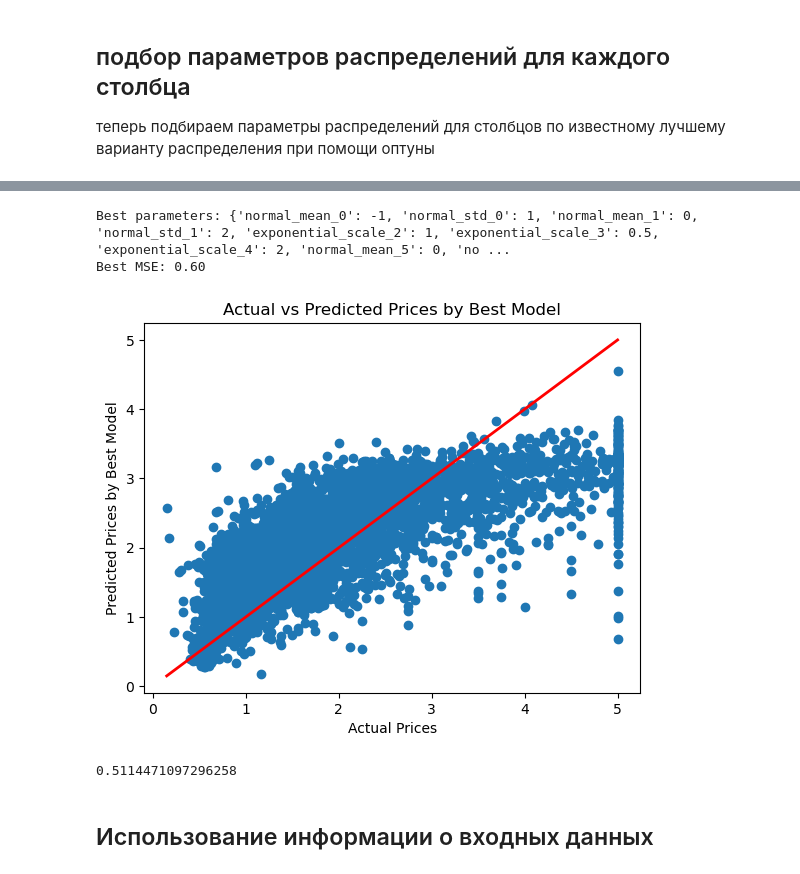
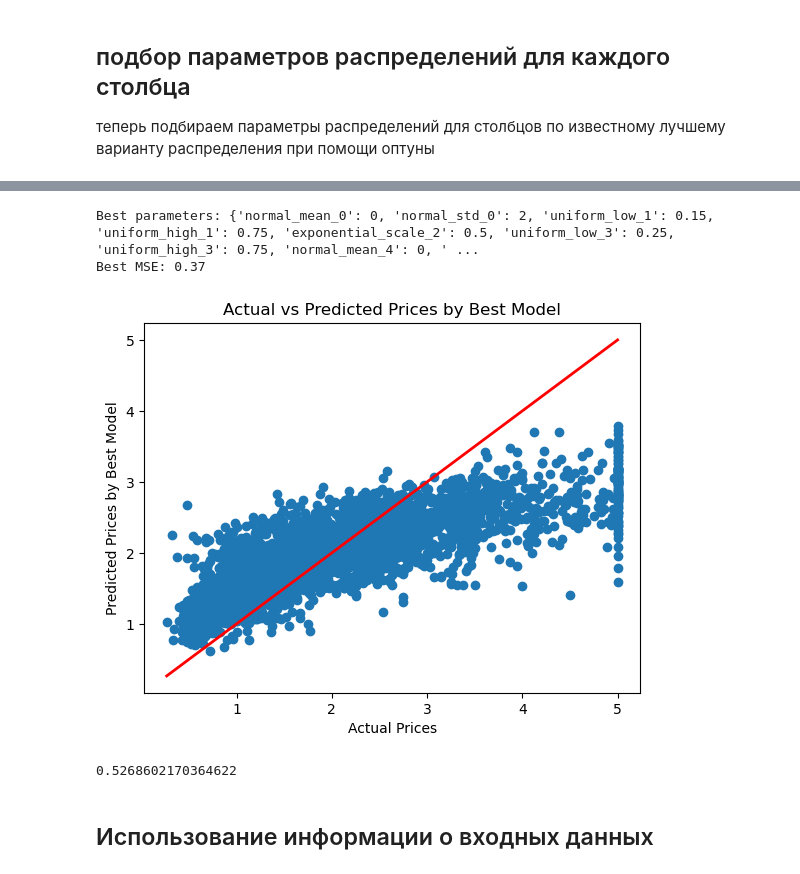
Before and after one commit to Clarxxon/remodelling, a Jupyter notebook: sample.ipynb, the cells around one changed output, grey strips where cells are left out. Drawn from its saved outputs; the diff is of its cells as text; code cells hidden in the pictures.

```diff
--- a/sample.ipynb
+++ b/sample.ipynb
@@ -43,11 +43,11 @@ X_train_scaled = scaler.fit_transform(X_train)
 X_test_scaled = scaler.transform(X_test)
 
 # Создание и обучение модели градиентного бустинга
-model = GradientBoostingRegressor(n_estimators=100, learning_rate=0.1, max_depth=3, random_state=42)
-model.fit(X_train_scaled, y_train)
+model_e = GradientBoostingRegressor(n_estimators=100, learning_rate=0.1, max_depth=3, random_state=42)
+model_e.fit(X_train_scaled, y_train)
 
 # Предсказание на тестовой выборке
-y_pred = model.predict(X_test_scaled)
+y_pred = model_e.predict(X_test_scaled)
 
 # Оценка точности модели
 mse = mean_squared_error(y_test, y_pred)
@@ -77,7 +77,7 @@ scaler = StandardScaler()
 random_data_scaled = scaler.fit_transform(random_data)
 
 # Использование обученной модели для генерации предсказаний
-generated_targets = model.predict(random_data_scaled)
+generated_targets = model_e.predict(random_data_scaled)
 
 # Создание нового обучающего набора данных
 new_X = pd.DataFrame(random_data, columns=california.feature_names)
@@ -121,21 +121,6 @@ from sklearn.metrics import mean_squared_error, r2_score
 import matplotlib.pyplot as plt
 import itertools
 from joblib import Parallel, delayed
-
-# Загрузка данных
-california = fetch_california_housing()
-X = pd.DataFrame(california.data, columns=california.feature_names)
-y = pd.Series(california.target, name='Price')
-
-# Разделение данных на обучающую и тестовую выборки
-X_train, X_test, y_train, y_test = train_test_split(X, y, test_size=0.2, random_state=42)
-scaler = StandardScaler()
-X_train_scaled = scaler.fit_transform(X_train)
-X_test_scaled = scaler.transform(X_test)
-
-# Обучение первой модели
-model = GradientBoostingRegressor(n_estimators=100, learning_rate=0.1, max_depth=3, random_state=42)
-model.fit(X_train_scaled, y_train)
 
 # Различные виды распределений
 distributions = {
@@ -167,7 +152,7 @@ def evaluate_combination(combination):
     scaler = StandardScaler()
     random_data_scaled = scaler.fit_transform(random_data_df)
 
-    generated_targets = model.predict(random_data_scaled)
+    generated_targets = model_e.predict(random_data_scaled)
 
     new_X = pd.DataFrame(random_data, columns=california.feature_names)
     new_y = pd.Series(generated_targets, name='Generated_Price')
@@ -258,13 +240,13 @@ def objective(trial):
     for col_idx, dist_name in enumerate(known_distributions):
         if dist_name == 'uniform':
             params = {
-                'low': trial.suggest_categorical(f'{dist_name}_low_{col_idx}', [0, 0.1, 0.25, 0.5]),
+                'low': trial.suggest_categorical(f'{dist_name}_low_{col_idx}', [0, 0.15, 0.25, 0.5]),
                 'high': trial.suggest_categorical(f'{dist_name}_high_{col_idx}', [0.5, 0.75, 1])
             }
         elif dist_name == 'normal':
             params = {
                 'mean': trial.suggest_categorical(f'{dist_name}_mean_{col_idx}', [-1, 0, 1]),
-                'std': trial.suggest_categorical(f'{dist_name}_std_{col_idx}', [0.5, 1, 2])
+                'std': trial.suggest_categorical(f'{dist_name}_std_{col_idx}', [1, 2, 3])
             }
         elif dist_name == 'exponential':
             params = {
@@ -280,12 +262,13 @@ def objective(trial):
 
         random_data[:, col_idx] = generate_data(dist_name, params, num_samples)
 
+    scaler = StandardScaler()
     random_data_df = pd.DataFrame(random_data, columns=california.feature_names)
     random_data_scaled = scaler.fit_transform(random_data_df)
 
-    generated_targets = model.predict(random_data_scaled)
+    generated_targets = model_e.predict(random_data_df)
 
-    new_X = pd.DataFrame(random_data, columns=california.feature_names)
+    new_X = pd.DataFrame(random_data_df, columns=california.feature_names)
     new_y = pd.Series(generated_targets, name='Generated_Price')
 
     new_model = GradientBoostingRegressor(n_estimators=100, learning_rate=0.1, max_depth=3, random_state=42)
@@ -298,7 +281,7 @@ def objective(trial):
     return mse_new_model
 
 # Настройка параметров для оптимизации
-num_samples = 2000
+num_samples = 1000
 n_trials = 100
 
 # Создание объекта прогресса
@@ -352,9 +335,10 @@ for col_idx, dist_name in enumerate(known_distributions):
     random_data[:, col_idx] = generate_data(dist_name, params, num_samples)
 
 random_data_df = pd.DataFrame(random_data, columns=california.feature_names)
+scaler = StandardScaler()
 random_data_scaled = scaler.fit_transform(random_data_df)
 
-generated_targets = model.predict(random_data_scaled)
+generated_targets = model_e.predict(random_data_scaled)
 
 best_new_X = pd.DataFrame(random_data, columns=california.feature_names)
 best_new_y = pd.Series(generated_targets, name='Generated_Price')
@@ -377,11 +361,11 @@ plt.show()
-Best parameters: {'normal_mean_0': -1, 'normal_std_0': 1, 'normal_mean_1': 0, 'normal_std_1': 2, 'exponential_scale_2': 1, 'exponential_scale_3': 0.5, 'exponential_scale_4': 2, 'normal_mean_5': 0, 'no ...
-Best MSE: 0.60
+Best parameters: {'normal_mean_0': 0, 'normal_std_0': 2, 'uniform_low_1': 0.15, 'uniform_high_1': 0.75, 'exponential_scale_2': 0.5, 'uniform_low_3': 0.25, 'uniform_high_3': 0.75, 'normal_mean_4': 0, ' ...
+Best MSE: 0.37
-[figure, old version]
+[figure, new version]
 # %%
 r2_new_model = r2_score(y_test, y_pred_best_model)
 r2_new_model
 # %% [output]
-0.5114471097296258
+0.5268602170364622
 # %% [markdown]
 ## Использование информации о входных данных
 # %%
```
Also changed, not shown: parts of 3 cells of this notebook.
